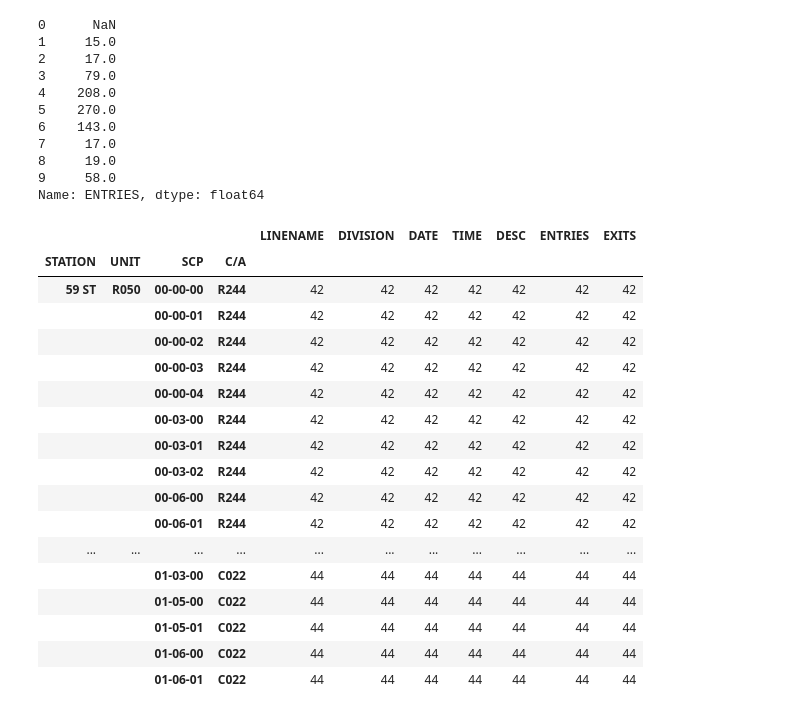
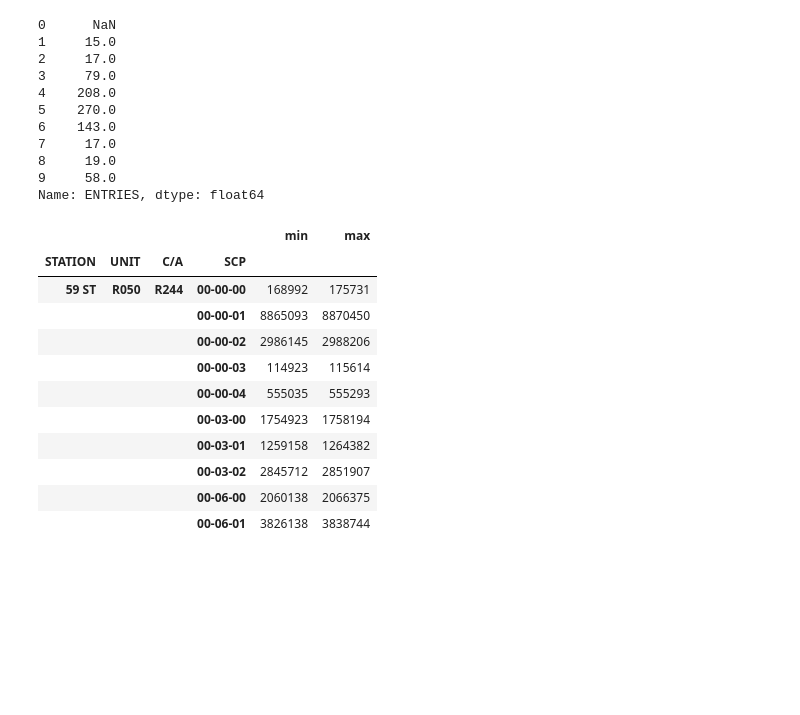
Before and after one commit to RedGeryon/MTA-subway, a Jupyter notebook: mta_subway.ipynb, the cells around one changed output. Saved outputs shown, nothing was run; the diff lists cells and outputs as text; code cells hidden in the pictures; blank space fills up the shorter version.

```diff
--- a/mta_subway.ipynb
+++ b/mta_subway.ipynb
@@ -1,7 +1,7 @@
 # %%
 import pandas as pd
 
-df = pd.read_csv("turnstile_180922.txt") # read the MTA data from csv file
+df = pd.read_csv("data/turnstile_180922.txt") # read the MTA data from csv file
 # %%
 df.head(5) # view of the first 5 rows of MTA data
 # %% [output]
@@ -287,23 +302,18 @@ df[df.STATION == '59 ST']['ENTRIES'].diff().head(10)
 9     58.0
 Name: ENTRIES, dtype: float64
 # %%
-df[df.STATION == '59 ST'].groupby(['STATION','UNIT','SCP','C/A']).count()
+temp_df = df[df.STATION == '59 ST'].groupby(['STATION','UNIT','C/A','SCP'])['ENTRIES'].agg(['min','max'])
+temp_df.head(10)
 # %% [output]
-|  |  |  |  | LINENAME | DIVISION | DATE | TIME | DESC | ENTRIES | EXITS |
-| STATION | UNIT | SCP | C/A |  |  |  |  |  |  |  |
-| 59 ST | R050 | 00-00-00 | R244 | 42 | 42 | 42 | 42 | 42 | 42 | 42 |
-|  |  | 00-00-01 | R244 | 42 | 42 | 42 | 42 | 42 | 42 | 42 |
-|  |  | 00-00-02 | R244 | 42 | 42 | 42 | 42 | 42 | 42 | 42 |
-|  |  | 00-00-03 | R244 | 42 | 42 | 42 | 42 | 42 | 42 | 42 |
-|  |  | 00-00-04 | R244 | 42 | 42 | 42 | 42 | 42 | 42 | 42 |
-|  |  | 00-03-00 | R244 | 42 | 42 | 42 | 42 | 42 | 42 | 42 |
-|  |  | 00-03-01 | R244 | 42 | 42 | 42 | 42 | 42 | 42 | 42 |
-|  |  | 00-03-02 | R244 | 42 | 42 | 42 | 42 | 42 | 42 | 42 |
-|  |  | 00-06-00 | R244 | 42 | 42 | 42 | 42 | 42 | 42 | 42 |
-|  |  | 00-06-01 | R244 | 42 | 42 | 42 | 42 | 42 | 42 | 42 |
-| ... | ... | ... | ... | ... | ... | ... | ... | ... | ... | ... |
-|  |  | 01-03-00 | C022 | 44 | 44 | 44 | 44 | 44 | 44 | 44 |
-|  |  | 01-05-00 | C022 | 44 | 44 | 44 | 44 | 44 | 44 | 44 |
-|  |  | 01-05-01 | C022 | 44 | 44 | 44 | 44 | 44 | 44 | 44 |
-|  |  | 01-06-00 | C022 | 44 | 44 | 44 | 44 | 44 | 44 | 44 |
-|  |  | 01-06-01 | C022 | 44 | 44 | 44 | 44 | 44 | 44 | 44 |
+|  |  |  |  | min | max |
+| STATION | UNIT | C/A | SCP |  |  |
+| 59 ST | R050 | R244 | 00-00-00 | 168992 | 175731 |
+|  |  |  | 00-00-01 | 8865093 | 8870450 |
+|  |  |  | 00-00-02 | 2986145 | 2988206 |
+|  |  |  | 00-00-03 | 114923 | 115614 |
+|  |  |  | 00-00-04 | 555035 | 555293 |
+|  |  |  | 00-03-00 | 1754923 | 1758194 |
+|  |  |  | 00-03-01 | 1259158 | 1264382 |
+|  |  |  | 00-03-02 | 2845712 | 2851907 |
+|  |  |  | 00-06-00 | 2060138 | 2066375 |
+|  |  |  | 00-06-01 | 3826138 | 3838744 |
```
Also changed, not shown: parts of 10 cells of this notebook.
